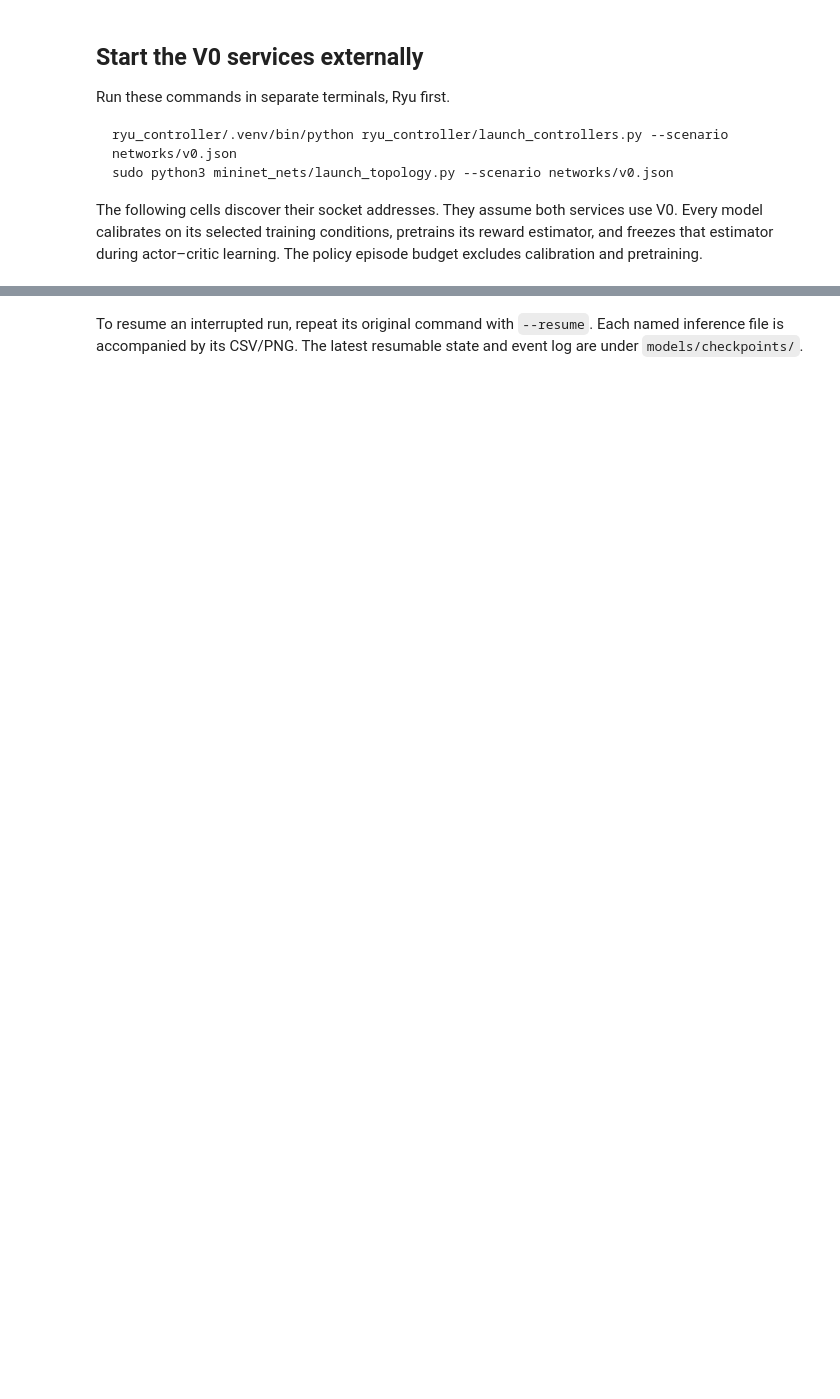
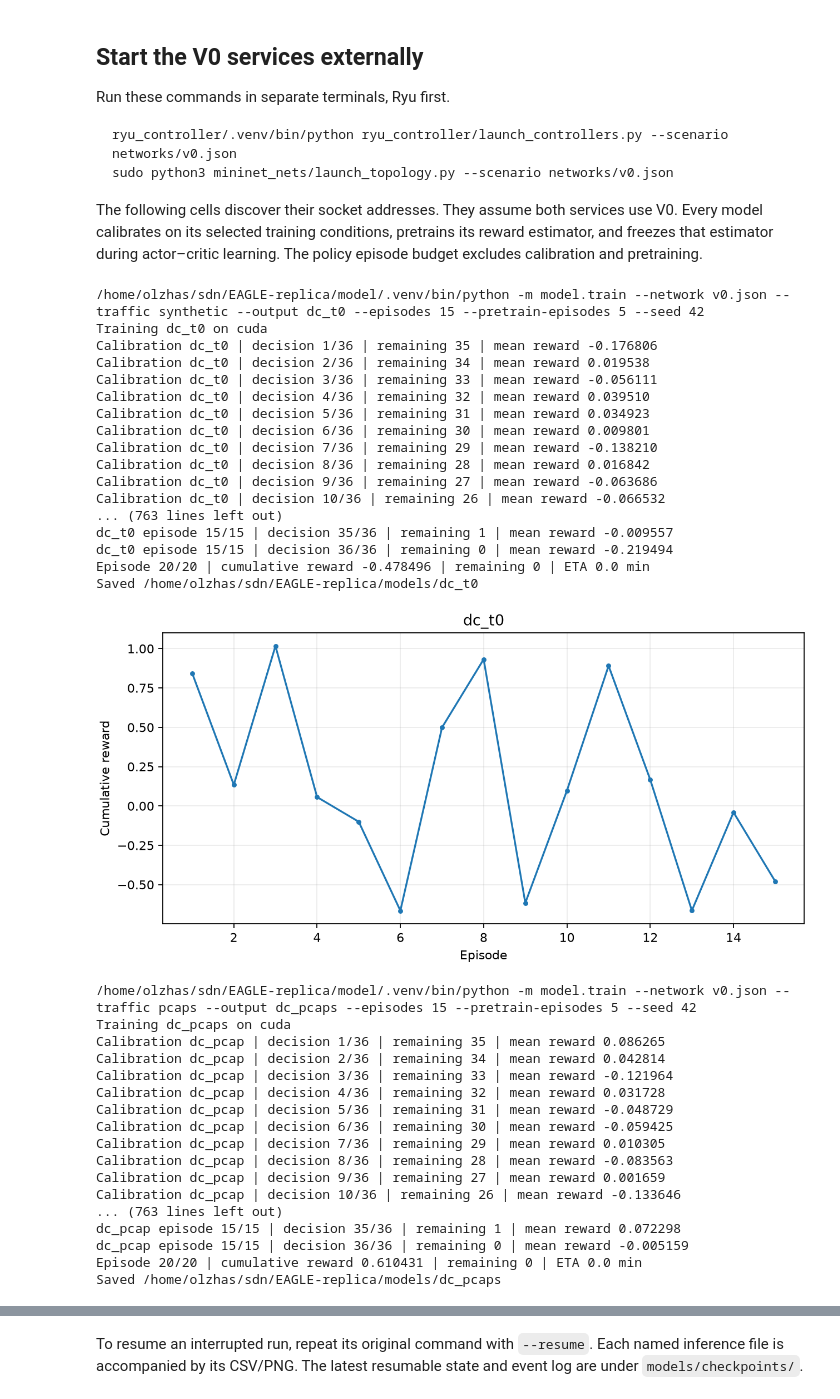
Before and after one commit to Olzhassss/EAGLE-replica, a Jupyter notebook: pipeline.ipynb, the cells around one changed output, grey strips where cells are left out. Saved outputs shown, nothing was run; the diff lists cells and outputs as text; code cells hidden in the pictures; blank space fills up the shorter version.

```diff
--- a/pipeline.ipynb
+++ b/pipeline.ipynb
@@ -16,15 +16,19 @@ ROOT = Path.cwd().resolve()
 assert (ROOT / "config.py").exists(), "Open the notebook from the repository root"
 PYTHON = ROOT / "model/.venv/bin/python"
 SOURCE_HOSTS = 9
-V4_HOSTS = 50
+V4_HOSTS = 30
 SEED = 42
 MIN_DECISIONS = 20
+SKIP_PCAPS = False
+SKIP_V4_TRAIN = True
 DECISION_SECONDS = 5
-EPISODES = 30
+EPISODES = 15
 PRETRAIN_EPISODES = 5
+POSTTRAIN_EPISODES = 5
 EVAL_EPISODES = 5
-REPETITIONS = 10
-MODELS = ["dc_t0", "dc_pcaps", "dc_full"]
+REPETITIONS = 1
+SOURCE_MODELS = ["dc_t0", "dc_pcaps", "dc_full"]
+MODELS = SOURCE_MODELS.copy()
 SOURCE_DATA = ROOT / f"datasets/{SOURCE_HOSTS}_hosts"
 V4_DATA = ROOT / f"datasets/{V4_HOSTS}_hosts"
 
@@ -80,5 +88,10 @@ Each command creates a fresh host-count directory. Move existing output aside be
 # %%
 for hosts in (SOURCE_HOSTS, V4_HOSTS):
+    options = []
+    if SKIP_PCAPS:
+        options.append("--skip-pcaps")
+    if hosts == V4_HOSTS and SKIP_V4_TRAIN:
+        options.append("--skip-train")
     run(
         "data_preparation",
         "default",
@@ -90,10 +103,12 @@ for hosts in (SOURCE_HOSTS, V4_HOSTS):
         DECISION_SECONDS,
         "--seed",
         SEED,
+        *options,
     )
 
-for name in ("dc_t0", "dc_pcap", "mg_t0", "mg_pcap"):
+manifest_names = (
+    ("dc_t0", "mg_t0") if SKIP_PCAPS else ("dc_t0", "dc_pcap", "mg_t0", "mg_pcap")
+)
+for name in manifest_names:
     manifest = json.loads((SOURCE_DATA / "test" / f"{name}.json").read_text())
     print(name, {key: manifest[key] for key in ("duration_seconds", "decisions")})
-show_png(SOURCE_DATA / "test/dc_t0.png")
-show_png(SOURCE_DATA / "test/mg_t0.png")
@@ -175,20 +220,56 @@ sudo python3 mininet_nets/launch_topology.py --scenario networks/v0.json
 
 The following cells discover their socket addresses. They assume both services use V0. Every model calibrates on its selected training conditions, pretrains its reward estimator, and freezes that estimator during actor–critic learning. The policy episode budget excludes calibration and pretraining.
 # %%
-for traffic, name in zip(("synthetic", "pcaps", "curriculum"), MODELS):
+for traffic, name in zip(("synthetic", "pcaps", "curriculum"), SOURCE_MODELS):
     run(
         "model.train",
         "--network",
         "v0.json",
         "--traffic",
         traffic,
         "--output",
         name,
         "--episodes",
         EPISODES,
         "--pretrain-episodes",
         PRETRAIN_EPISODES,
         "--seed",
         SEED,
     )
     show_png(f"models/{name}.png")
+# %% [output]
+/home/olzhas/sdn/EAGLE-replica/model/.venv/bin/python -m model.train --network v0.json --traffic synthetic --output dc_t0 --episodes 15 --pretrain-episodes 5 --seed 42
+Training dc_t0 on cuda
+Calibration dc_t0 | decision 1/36 | remaining 35 | mean reward -0.176806
+Calibration dc_t0 | decision 2/36 | remaining 34 | mean reward 0.019538
+Calibration dc_t0 | decision 3/36 | remaining 33 | mean reward -0.056111
+Calibration dc_t0 | decision 4/36 | remaining 32 | mean reward 0.039510
+Calibration dc_t0 | decision 5/36 | remaining 31 | mean reward 0.034923
+Calibration dc_t0 | decision 6/36 | remaining 30 | mean reward 0.009801
+Calibration dc_t0 | decision 7/36 | remaining 29 | mean reward -0.138210
+Calibration dc_t0 | decision 8/36 | remaining 28 | mean reward 0.016842
+Calibration dc_t0 | decision 9/36 | remaining 27 | mean reward -0.063686
+Calibration dc_t0 | decision 10/36 | remaining 26 | mean reward -0.066532
+... (763 lines left out)
+dc_t0 episode 15/15 | decision 35/36 | remaining 1 | mean reward -0.009557
+dc_t0 episode 15/15 | decision 36/36 | remaining 0 | mean reward -0.219494
+Episode 20/20 | cumulative reward -0.478496 | remaining 0 | ETA 0.0 min
+Saved /home/olzhas/sdn/EAGLE-replica/models/dc_t0
+[figure, added]
+/home/olzhas/sdn/EAGLE-replica/model/.venv/bin/python -m model.train --network v0.json --traffic pcaps --output dc_pcaps --episodes 15 --pretrain-episodes 5 --seed 42
+Training dc_pcaps on cuda
+Calibration dc_pcap | decision 1/36 | remaining 35 | mean reward 0.086265
+Calibration dc_pcap | decision 2/36 | remaining 34 | mean reward 0.042814
+Calibration dc_pcap | decision 3/36 | remaining 33 | mean reward -0.121964
+Calibration dc_pcap | decision 4/36 | remaining 32 | mean reward 0.031728
+Calibration dc_pcap | decision 5/36 | remaining 31 | mean reward -0.048729
+Calibration dc_pcap | decision 6/36 | remaining 30 | mean reward -0.059425
+Calibration dc_pcap | decision 7/36 | remaining 29 | mean reward 0.010305
+Calibration dc_pcap | decision 8/36 | remaining 28 | mean reward -0.083563
+Calibration dc_pcap | decision 9/36 | remaining 27 | mean reward 0.001659
+Calibration dc_pcap | decision 10/36 | remaining 26 | mean reward -0.133646
+... (763 lines left out)
+dc_pcap episode 15/15 | decision 35/36 | remaining 1 | mean reward 0.072298
+dc_pcap episode 15/15 | decision 36/36 | remaining 0 | mean reward -0.005159
+Episode 20/20 | cumulative reward 0.610431 | remaining 0 | ETA 0.0 min
+Saved /home/olzhas/sdn/EAGLE-replica/models/dc_pcaps
```
Also changed, not shown: parts of 17 cells of this notebook, 7 other files.
